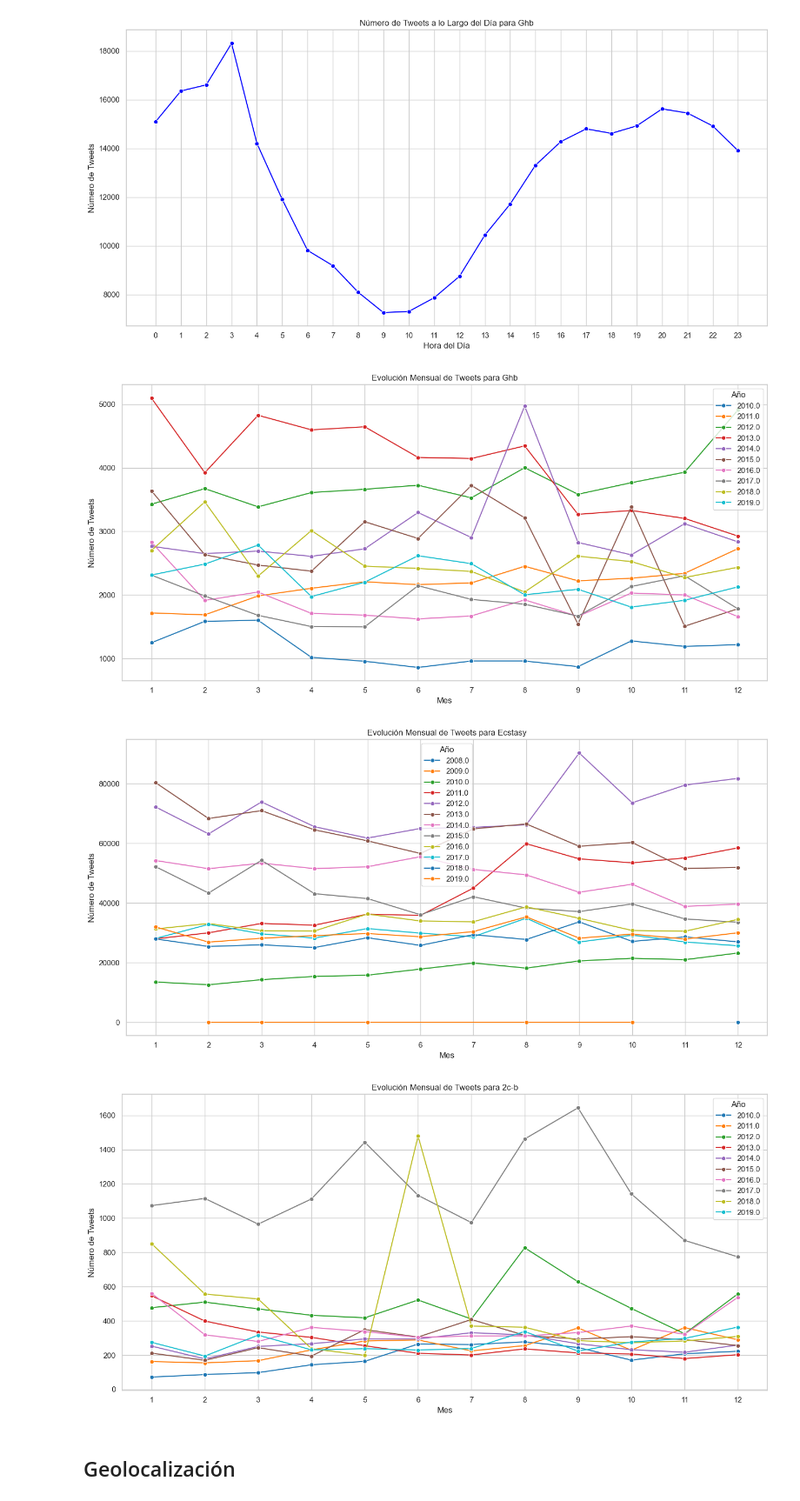
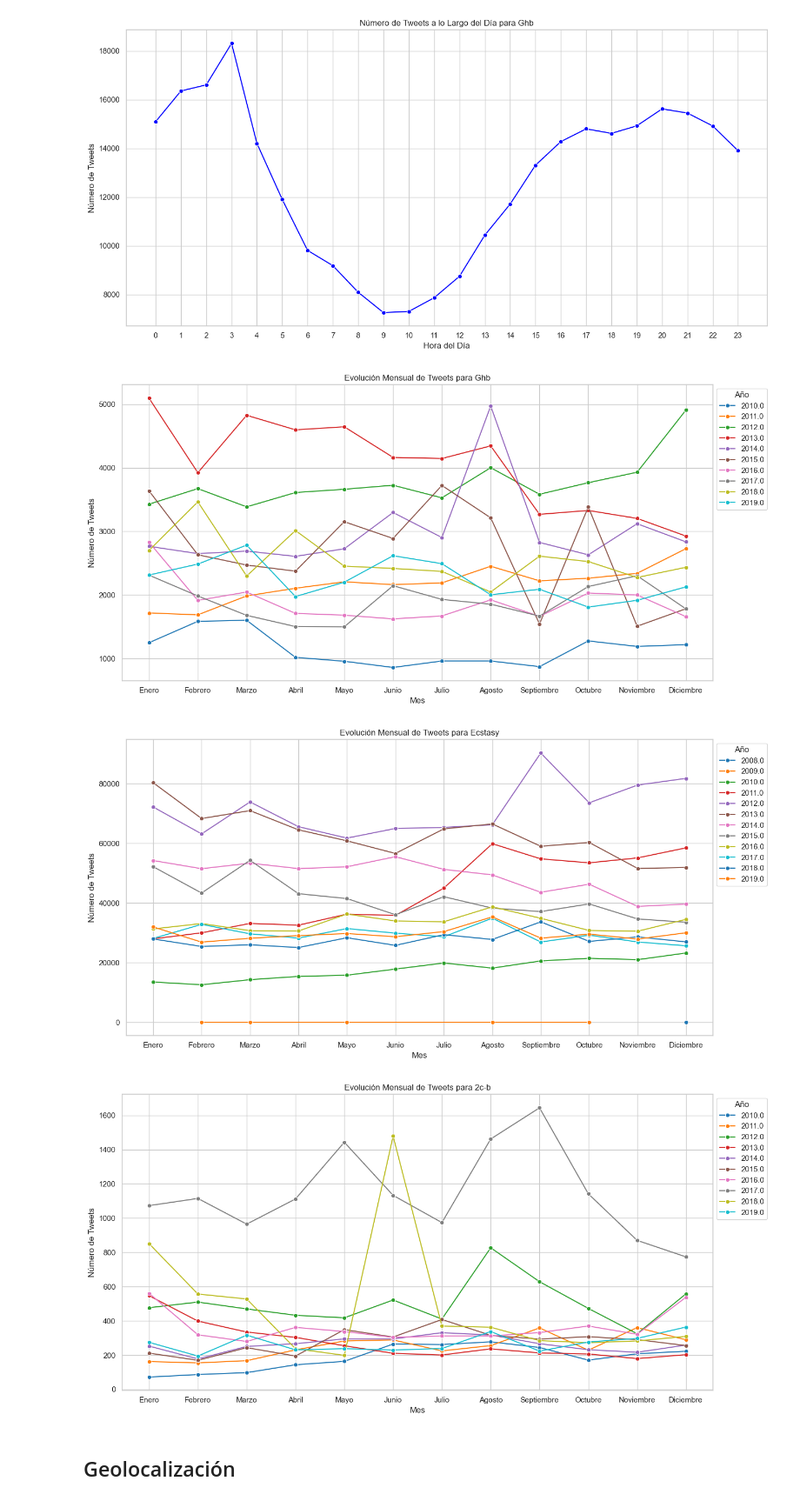
Before and after one commit to albacortes9/tfg-analisis-drogas-twitter, a Jupyter notebook: notebooks/analisis_descriptivo.ipynb, the cells around one changed output. Shown at 87% size. Drawn from its saved outputs; the diff is of its cells as text; code cells hidden in the pictures.

```diff
--- a/notebooks/analisis_descriptivo.ipynb
+++ b/notebooks/analisis_descriptivo.ipynb
@@ -206,33 +206,34 @@ for droga in drogas:
 # %%
 # Filtrar las drogas únicas
 drogas = df_drugs['name'].unique()
 
 # Crear una gráfica para cada droga
 for droga in drogas:
     # Filtrar los datos para la droga actual
     droga_data = df_tweets_drogas[df_tweets_drogas['name'] == droga].copy()
 
     # Asegurarse de que las columnas 'Año' y 'Mes' están en el formato correcto
     droga_data.loc[:, 'Año'] = pd.to_datetime(droga_data['created_at'], errors='coerce').dt.year
     droga_data.loc[:, 'Mes'] = pd.to_datetime(droga_data['created_at'], errors='coerce').dt.month
 
     # Agrupar por año y mes, y contar el número de tweets
     evolucion_mensual = droga_data.groupby(['Año', 'Mes']).tweet_id.nunique().reset_index()
     evolucion_mensual.columns = ['Año', 'Mes', 'Total_Tweets']
 
     # Crear la gráfica
     plt.figure(figsize=(14, 7))
     sns.lineplot(data=evolucion_mensual, x='Mes', y='Total_Tweets', hue='Año', marker='o', palette='tab10')
     plt.title(f'Evolución Mensual de Tweets para {droga.capitalize()}')
     plt.xlabel('Mes')
     plt.ylabel('Número de Tweets')
-    plt.xticks(range(1, 13))
+    plt.xticks(range(1, 13), ['Enero', 'Febrero', 'Marzo', 'Abril', 'Mayo', 'Junio', 'Julio', 'Agosto', 'Septiembre', 'Octubre', 'Noviembre', 'Diciembre'])
+    plt.legend(title='Año', loc='upper left', bbox_to_anchor=(1, 1))  # Mover la leyenda fuera de la gráfica
     plt.tight_layout()
     plt.show()
 # %% [output]
-[figure, old version]
+[figure, new version]
-[figure, old version]
+[figure, new version]
-[figure, old version]
+[figure, new version]
 # %% [markdown]
 ## Geolocalización
 # %%
```
Also changed, not shown: parts of 3 cells of this notebook, 2 other files.
